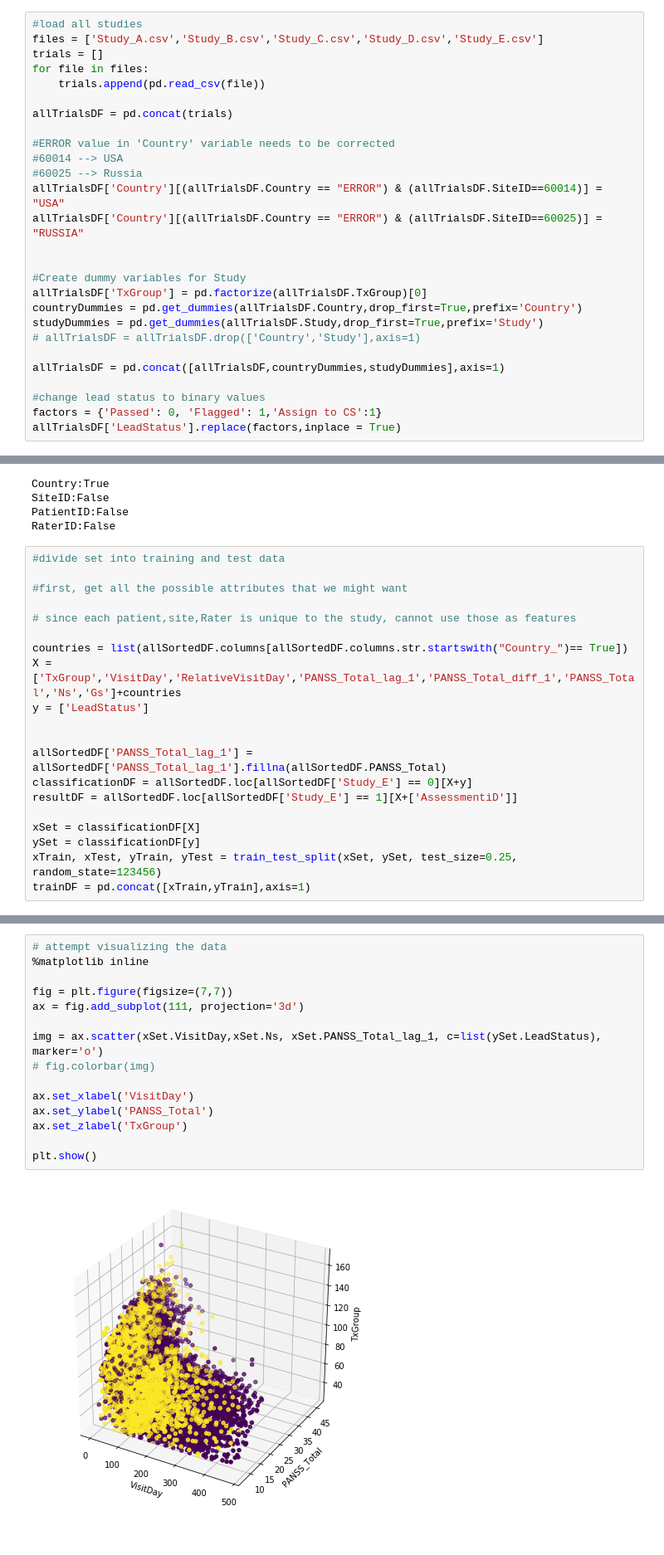
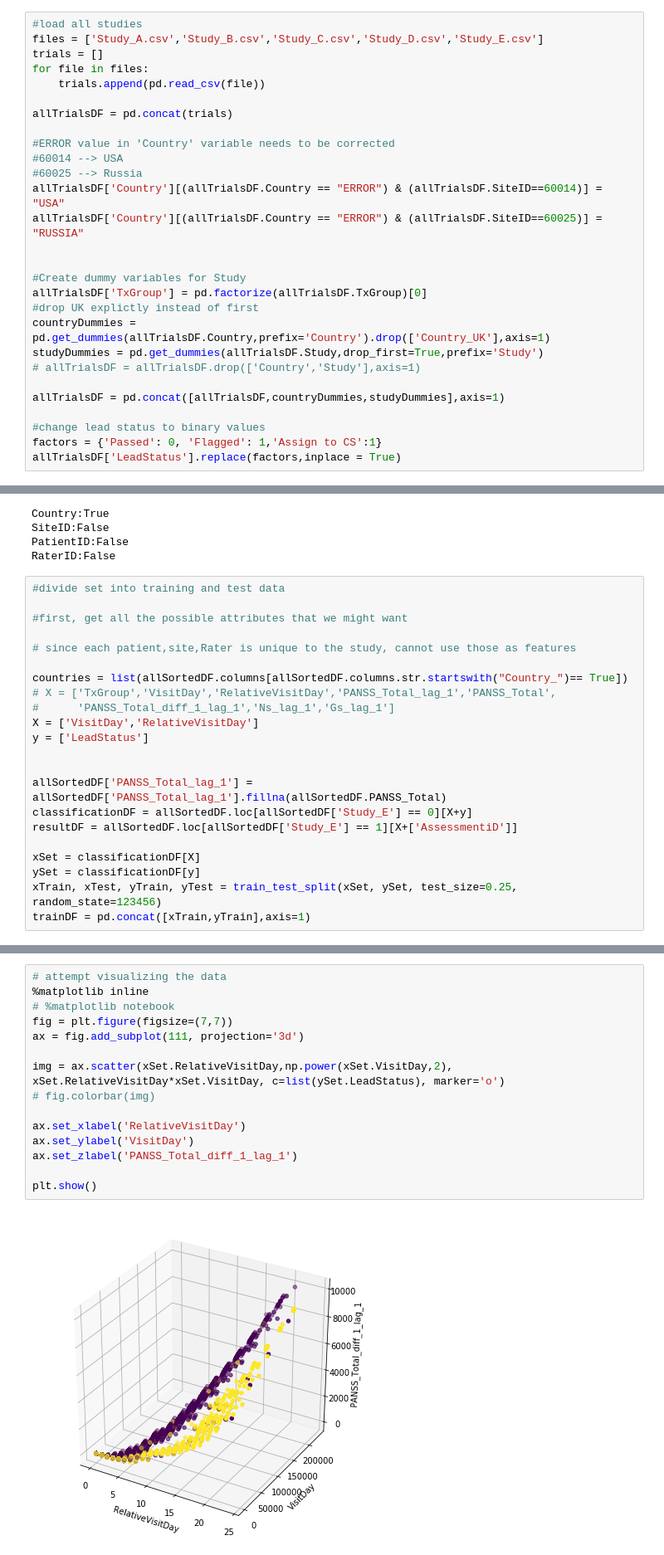
Before and after one commit to wasehahmad/PANSS-Trial-Analysis, a Jupyter notebook: panss_analysis_notebook.ipynb, the cells around one changed output, grey strips where cells are left out. Shown at 83% size. Saved outputs shown, nothing was run; the diff lists cells and outputs as text.

```diff
--- a/panss_analysis_notebook.ipynb
+++ b/panss_analysis_notebook.ipynb
@@ -69,7 +69,8 @@ allTrialsDF['Country'][(allTrialsDF.Country == "ERROR") & (allTrialsDF.SiteID==6
 
 #Create dummy variables for Study
 allTrialsDF['TxGroup'] = pd.factorize(allTrialsDF.TxGroup)[0]
-countryDummies = pd.get_dummies(allTrialsDF.Country,drop_first=True,prefix='Country')
+#drop UK explictly instead of first
+countryDummies = pd.get_dummies(allTrialsDF.Country,prefix='Country').drop(['Country_UK'],axis=1)
 studyDummies = pd.get_dummies(allTrialsDF.Study,drop_first=True,prefix='Study')
 # allTrialsDF = allTrialsDF.drop(['Country','Study'],axis=1)
 
@@ -479,7 +480,9 @@ RaterID:False
 # since each patient,site,Rater is unique to the study, cannot use those as features
 
 countries = list(allSortedDF.columns[allSortedDF.columns.str.startswith("Country_")== True])
-X = ['TxGroup','VisitDay','RelativeVisitDay','PANSS_Total_lag_1','PANSS_Total_diff_1','PANSS_Total','Ns','Gs']+countries
+# X = ['TxGroup','VisitDay','RelativeVisitDay','PANSS_Total_lag_1','PANSS_Total',
+#      'PANSS_Total_diff_1_lag_1','Ns_lag_1','Gs_lag_1']
+X = ['VisitDay','RelativeVisitDay']
 y = ['LeadStatus']
 
 
@@ -502,20 +515,20 @@ trainDF = pd.concat([xTrain,yTrain],axis=1)
 # %%
 # attempt visualizing the data
 %matplotlib inline
-
+# %matplotlib notebook
 fig = plt.figure(figsize=(7,7))
 ax = fig.add_subplot(111, projection='3d')
 
-img = ax.scatter(xSet.VisitDay,xSet.Ns, xSet.PANSS_Total_lag_1, c=list(ySet.LeadStatus), marker='o')
+img = ax.scatter(xSet.RelativeVisitDay,np.power(xSet.VisitDay,2), xSet.RelativeVisitDay*xSet.VisitDay, c=list(ySet.LeadStatus), marker='o')
 # fig.colorbar(img)
 
-ax.set_xlabel('VisitDay')
-ax.set_ylabel('PANSS_Total')
-ax.set_zlabel('TxGroup')
+ax.set_xlabel('RelativeVisitDay')
+ax.set_ylabel('VisitDay')
+ax.set_zlabel('PANSS_Total_diff_1_lag_1')
 
 plt.show()
 # %% [output]
-[figure, old version]
+[figure, new version]
 # %%
 # visualize the difference in means of the LeadStatus groups based on the features
 # have to drop UK as it is only in Study E, for whcih we do not have a lead status
```
Also changed, not shown: parts of 20 cells of this notebook, 1 other file.
